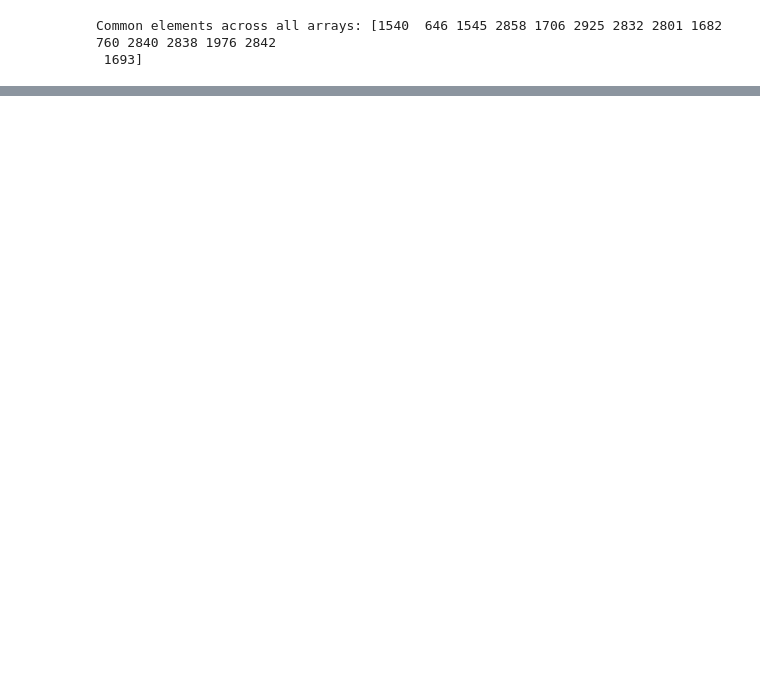
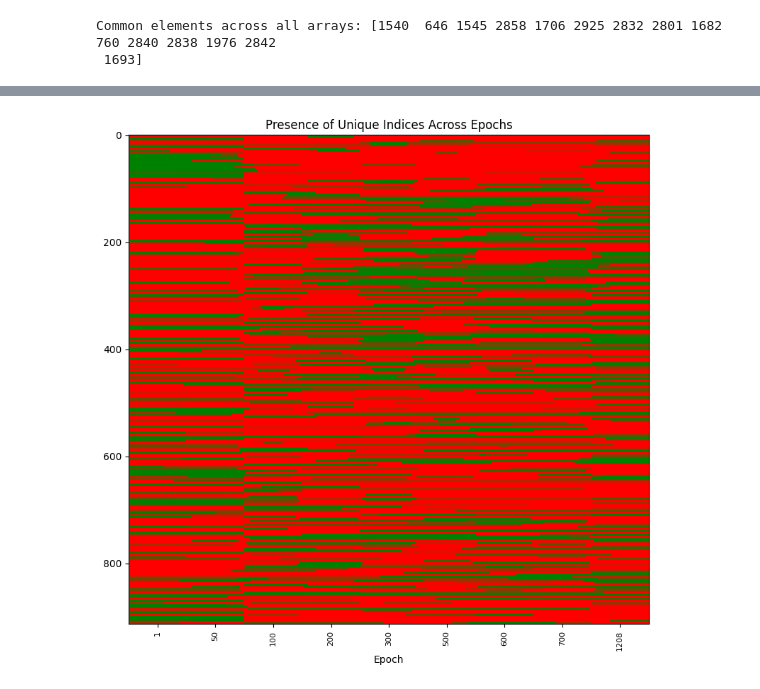
Before and after one commit to varshitakolipaka/corrective-unlearning-for-gnns, a Jupyter notebook: affected_indices.ipynb, the cells around one changed output, grey strips where cells are left out. Saved outputs shown, nothing was run; the diff lists cells and outputs as text; code cells hidden in the pictures; blank space fills up the shorter version.

```diff
--- a/affected_indices.ipynb
+++ b/affected_indices.ipynb
@@ -29,0 +106,44 @@ Common element counts between subsequent keys: {(1, 50): 289, (50, 100): 50, (10
+# %%
+# %%
+import pickle
+import numpy as np
+import matplotlib.pyplot as plt
+from matplotlib.colors import ListedColormap
+
+# Load the data
+with open("./affected_indices.pkl", "rb") as f:
+    dictv = pickle.load(f)
+
+# Get all unique indices across all epochs
+unique_indices = sorted(set(idx for indices in dictv.values() for idx in indices))
+index_to_row = {idx: i for i, idx in enumerate(unique_indices)}  # Map each unique index to a row
+
+# Get epochs as discrete bins for x-axis
+epochs = list(dictv.keys())
+
+# Initialize the heatmap matrix
+heatmap_data = np.zeros((len(unique_indices), len(epochs)), dtype=int)
+
+# Populate the heatmap matrix
+for col, epoch in enumerate(epochs):
+    indices = dictv[epoch]
+    for idx in indices:
+        row = index_to_row[idx]  # Find the row for this index
+        heatmap_data[row, col] = 1  # Set to 1 if present in this epoch
+
+# Define a discrete colormap with red for 0 and green for 1
+cmap = ListedColormap(['red', 'green'])
+plt.figure(figsize=(8, 8))
+plt.imshow(heatmap_data, aspect='auto', cmap=cmap, origin='upper', vmin=0, vmax=1)
+
+# Configure axis labels
+plt.xlabel("Epoch", fontsize=10)
+plt.ylabel("Index", fontsize=10)
+plt.title("Presence of Unique Indices Across Epochs", fontsize=12)
+
+# Set smaller x and y ticks
+plt.xticks(ticks=np.arange(len(epochs)), labels=epochs, rotation=90, fontsize=8)
+plt.tight_layout()
+plt.show()
+# %% [output]
+[figure, added]
```
Also changed, not shown: parts of 4 cells of this notebook.
